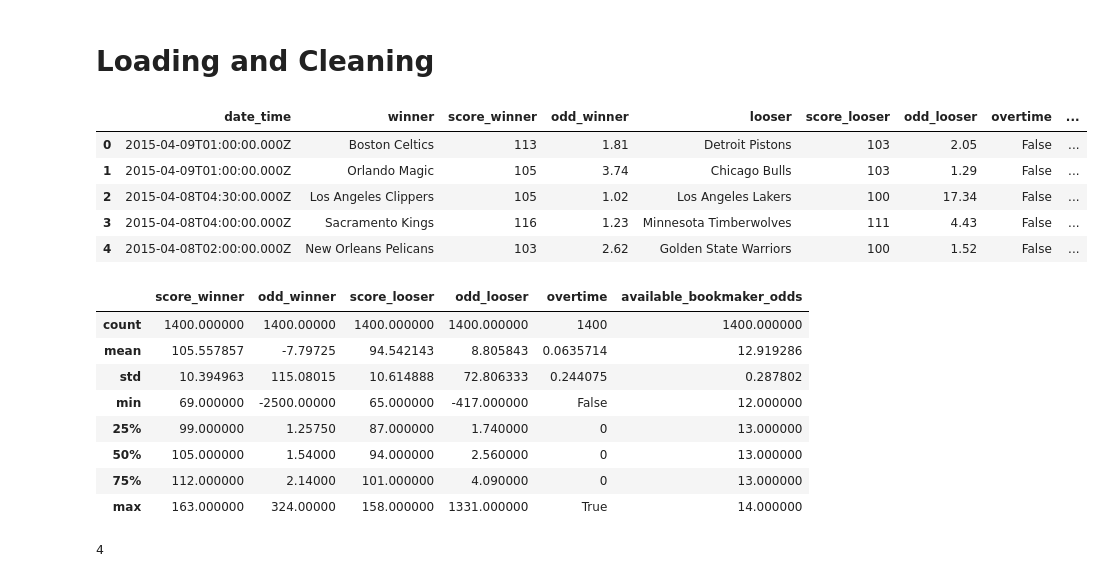
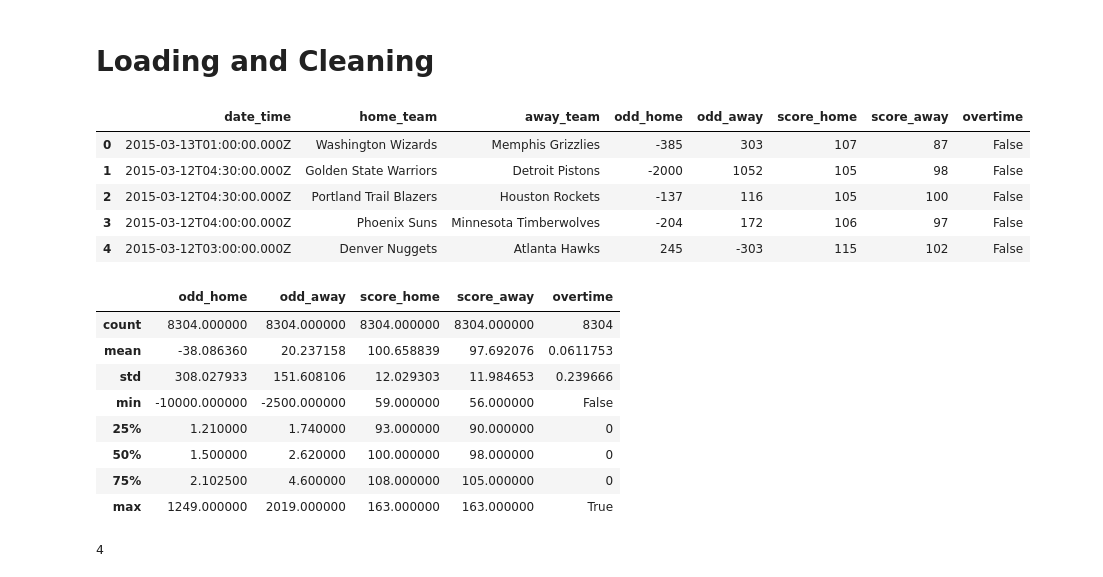
Before and after one commit to louisguitton/nba-predict, a Jupyter notebook: analysis/games-analysis.ipynb, the cells around one changed output. Drawn from its saved outputs; the diff is of its cells as text; code cells hidden in the pictures.

```diff
--- a/analysis/games-analysis.ipynb
+++ b/analysis/games-analysis.ipynb
@@ -56,27 +53,27 @@ pd.set_option('display.max_columns', 100)
 # %% [markdown]
 # Loading and Cleaning
 # %%
-df=pd.read_csv("games.csv")
+df=pd.read_csv("../data/games_mongodump.csv")
 df.head(5)
 # %% [output]
-|  | date_time | winner | score_winner | odd_winner | looser | score_looser | odd_looser | overtime | ... |
-| 0 | 2015-04-09T01:00:00.000Z | Boston Celtics | 113 | 1.81 | Detroit Pistons | 103 | 2.05 | False | ... |
-| 1 | 2015-04-09T01:00:00.000Z | Orlando Magic | 105 | 3.74 | Chicago Bulls | 103 | 1.29 | False | ... |
-| 2 | 2015-04-08T04:30:00.000Z | Los Angeles Clippers | 105 | 1.02 | Los Angeles Lakers | 100 | 17.34 | False | ... |
-| 3 | 2015-04-08T04:00:00.000Z | Sacramento Kings | 116 | 1.23 | Minnesota Timberwolves | 111 | 4.43 | False | ... |
-| 4 | 2015-04-08T02:00:00.000Z | New Orleans Pelicans | 103 | 2.62 | Golden State Warriors | 100 | 1.52 | False | ... |
+|  | date_time | home_team | away_team | odd_home | odd_away | score_home | score_away | overtime |
+| 0 | 2015-03-13T01:00:00.000Z | Washington Wizards | Memphis Grizzlies | -385 | 303 | 107 | 87 | False |
+| 1 | 2015-03-12T04:30:00.000Z | Golden State Warriors | Detroit Pistons | -2000 | 1052 | 105 | 98 | False |
+| 2 | 2015-03-12T04:30:00.000Z | Portland Trail Blazers | Houston Rockets | -137 | 116 | 105 | 100 | False |
+| 3 | 2015-03-12T04:00:00.000Z | Phoenix Suns | Minnesota Timberwolves | -204 | 172 | 106 | 97 | False |
+| 4 | 2015-03-12T03:00:00.000Z | Denver Nuggets | Atlanta Hawks | 245 | -303 | 115 | 102 | False |
 # %%
 df.describe()
 # %% [output]
-|  | score_winner | odd_winner | score_looser | odd_looser | overtime | available_bookmaker_odds |
-| count | 1400.000000 | 1400.00000 | 1400.000000 | 1400.000000 | 1400 | 1400.000000 |
-| mean | 105.557857 | -7.79725 | 94.542143 | 8.805843 | 0.0635714 | 12.919286 |
-| std | 10.394963 | 115.08015 | 10.614888 | 72.806333 | 0.244075 | 0.287802 |
-| min | 69.000000 | -2500.00000 | 65.000000 | -417.000000 | False | 12.000000 |
-| 25% | 99.000000 | 1.25750 | 87.000000 | 1.740000 | 0 | 13.000000 |
-| 50% | 105.000000 | 1.54000 | 94.000000 | 2.560000 | 0 | 13.000000 |
-| 75% | 112.000000 | 2.14000 | 101.000000 | 4.090000 | 0 | 13.000000 |
-| max | 163.000000 | 324.00000 | 158.000000 | 1331.000000 | True | 14.000000 |
+|  | odd_home | odd_away | score_home | score_away | overtime |
+| count | 8304.000000 | 8304.000000 | 8304.000000 | 8304.000000 | 8304 |
+| mean | -38.086360 | 20.237158 | 100.658839 | 97.692076 | 0.0611753 |
+| std | 308.027933 | 151.608106 | 12.029303 | 11.984653 | 0.239666 |
+| min | -10000.000000 | -2500.000000 | 59.000000 | 56.000000 | False |
+| 25% | 1.210000 | 1.740000 | 93.000000 | 90.000000 | 0 |
+| 50% | 1.500000 | 2.620000 | 100.000000 | 98.000000 | 0 |
+| 75% | 2.102500 | 4.600000 | 108.000000 | 105.000000 | 0 |
+| max | 1249.000000 | 2019.000000 | 163.000000 | 163.000000 | True |
 # %%
 a = 'hello world'
 2 + 2
```
Also changed, not shown: parts of 12 cells of this notebook, 4 other files.
